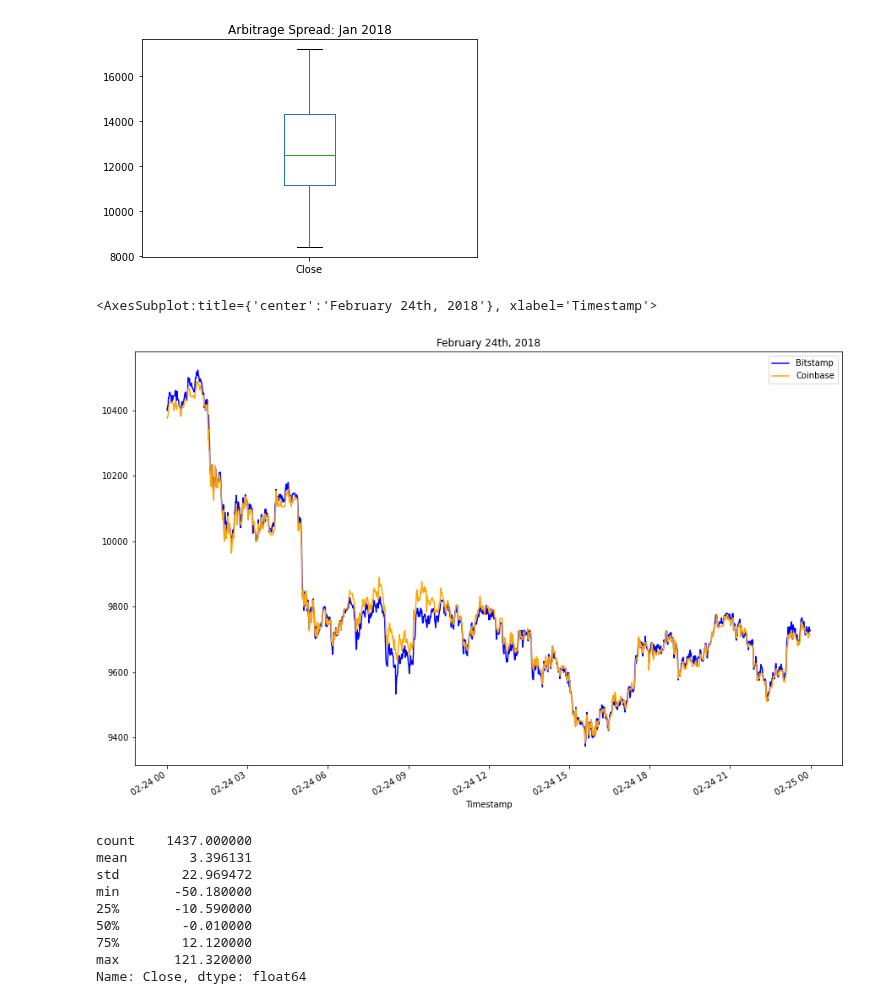
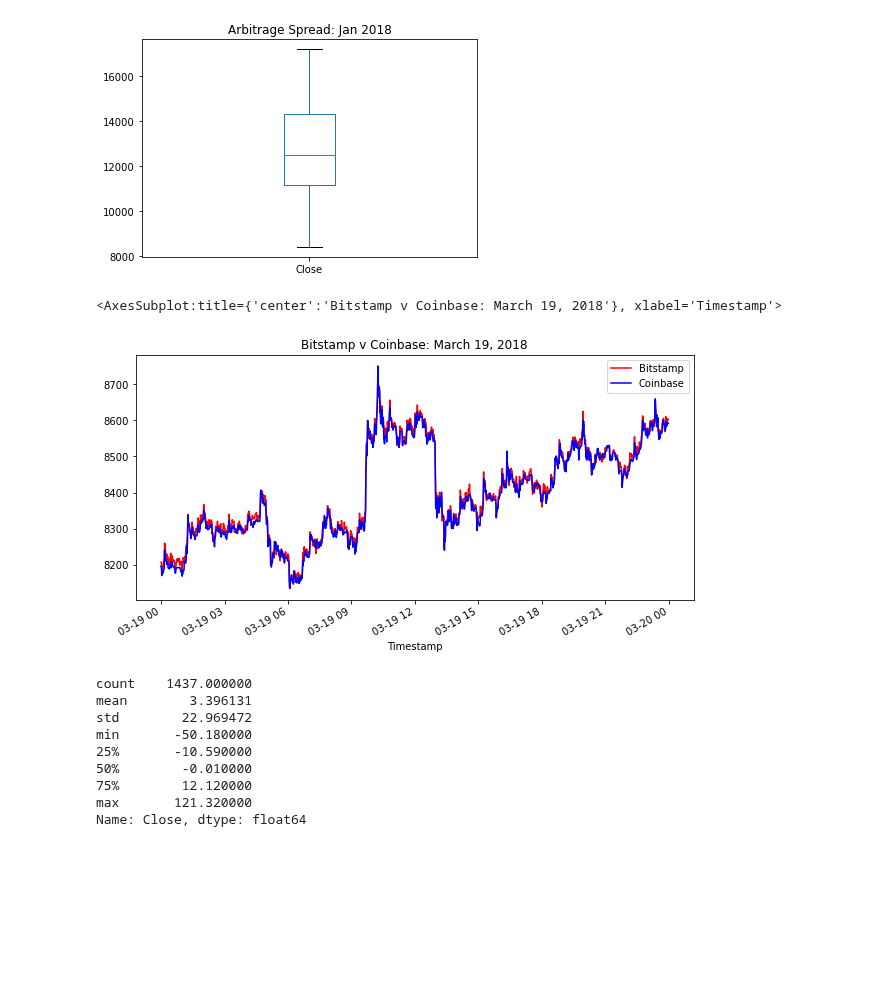
Before and after one commit to AquibaB/Arbitrage-strategies-BTC, a Jupyter notebook: crypto_arbitrage.ipynb, the cells around one changed output. Saved outputs shown, nothing was run; the diff lists cells and outputs as text; code cells hidden in the pictures; blank space fills up the shorter version.

```diff
--- a/crypto_arbitrage.ipynb
+++ b/crypto_arbitrage.ipynb
@@ -161,7 +155,7 @@ coinbase.dropna()
 129322 rows × 7 columns
 # %%
 # Convert the Close data type to a float
-coinbase.loc[:, "Close"] = coinbase.loc[:, "Close"].astype("float")
+coinbase.loc[:, "Close"] = coinbase.loc[:, "Close"].str.replace("$", "")
 # %%
 # Convert Close data type to a float
 coinbase.loc[:, "Close"] = coinbase.loc[:, "Close"].astype("float")
@@ -395,10 +389,13 @@ coinbase_sliced.loc['2018-01-01':'2018-02-01'].plot(kind='box', title='Arbitrage
 # %%
 # Create an overlay plot that visualizes the two dataframes over a period of one day from the middle of the dataset.
 # Be sure that the plots include the parameters `legend`, `figsize`, `title`, `color` and `label`
-# YOUR CODE HERE
+bitstamp_sliced.loc['2018-03-19':'2018-03-19'].plot(
+    legend=True, figsize=(10,5), title="Bitstamp v Coinbase: March 19, 2018", color='red', label="Bitstamp")
+coinbase_sliced.loc['2018-03-19':'2018-03-19'].plot(
+    legend=True, figsize=(10,5), color='blue', label='Coinbase')
 # %% [output]
-<AxesSubplot:title={'center':'February 24th, 2018'}, xlabel='Timestamp'>
+<AxesSubplot:title={'center':'Bitstamp v Coinbase: March 19, 2018'}, xlabel='Timestamp'>
-[figure, old version]
+[figure, new version]
 # %%
 # Using the date in the middle that you have selected, calculate the arbitrage spread
 # by subtracting the bitstamp lower closing prices from the coinbase higher closing prices
```
Also changed, not shown: parts of 2 cells of this notebook.
